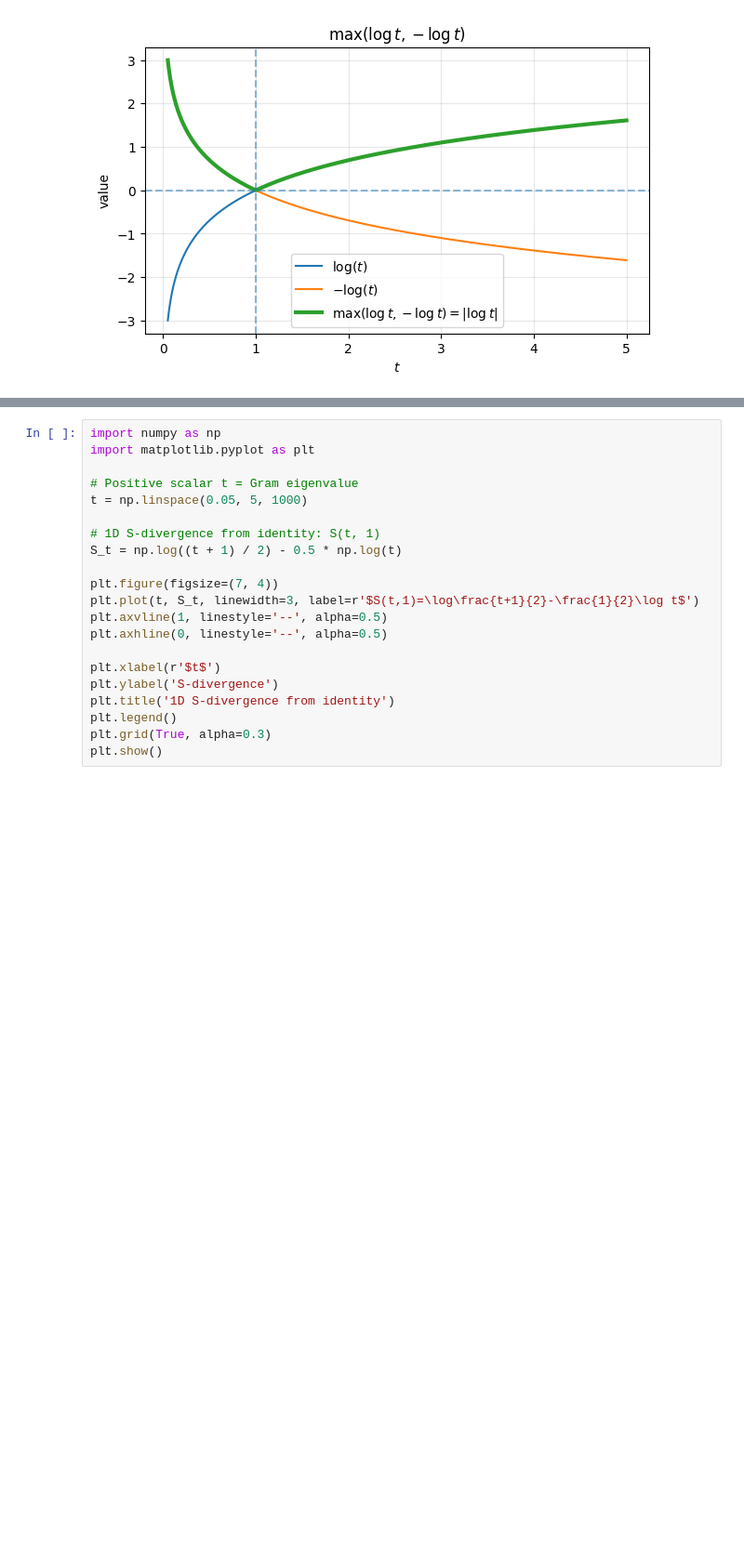
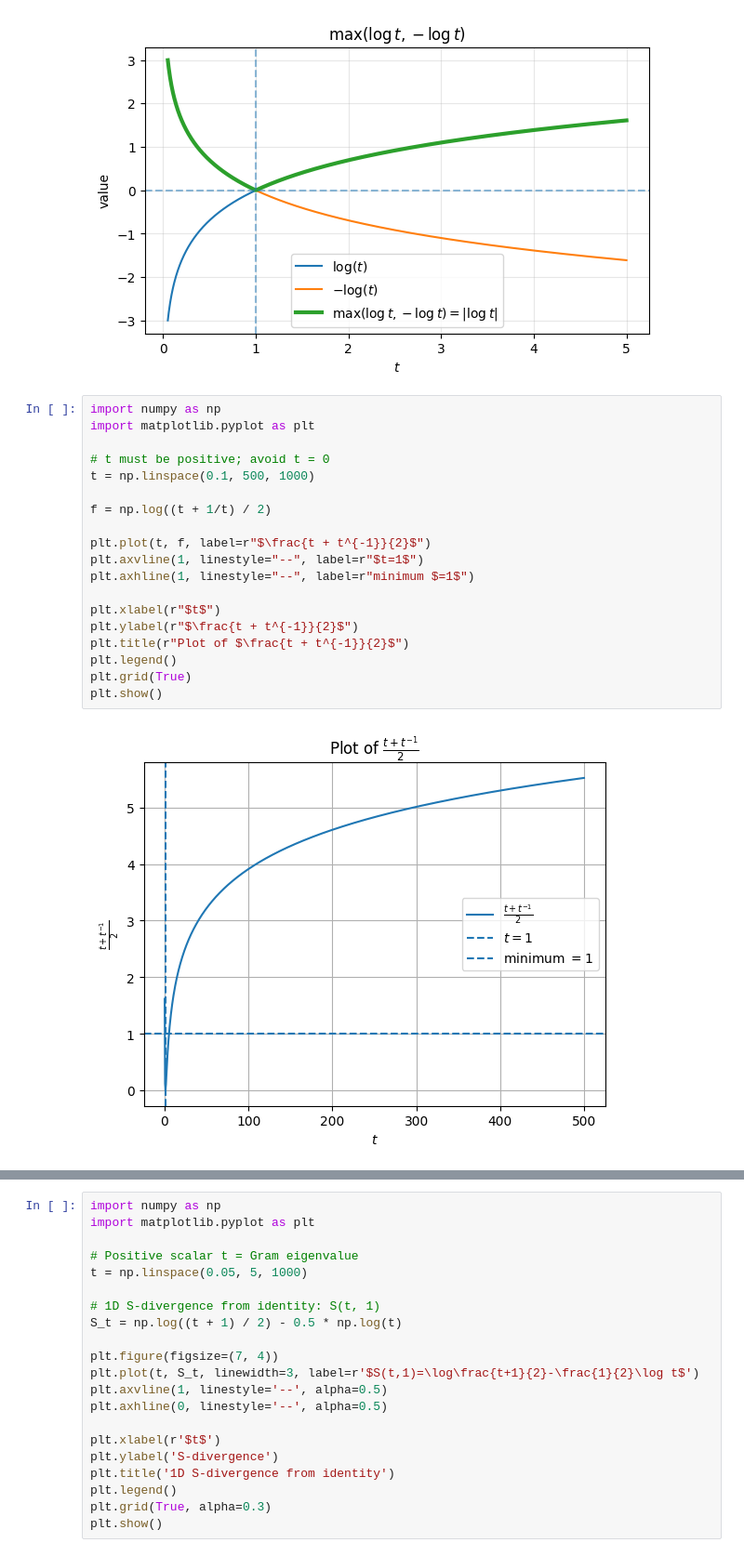
Before and after one commit to sjkoelle/isometry-pursuit, a Jupyter notebook: great_experiments_in_isometry.ipynb, the cells around one changed output, grey strips where cells are left out. Shown at 93% size. Drawn from its saved outputs; the diff is of its cells as text; blank space fills up the shorter version.

```diff
--- a/great_experiments_in_isometry.ipynb
+++ b/great_experiments_in_isometry.ipynb
@@ -651,3 +651,24 @@ plt.grid(True, alpha=0.3)
 plt.show()
 # %% [output]
 [figure]
+# %%
+import numpy as np
+import matplotlib.pyplot as plt
+
+# t must be positive; avoid t = 0
+t = np.linspace(0.1, 500, 1000)
+
+f = np.log((t + 1/t) / 2)
+
+plt.plot(t, f, label=r"$\frac{t + t^{-1}}{2}$")
+plt.axvline(1, linestyle="--", label=r"$t=1$")
+plt.axhline(1, linestyle="--", label=r"minimum $=1$")
+
+plt.xlabel(r"$t$")
+plt.ylabel(r"$\frac{t + t^{-1}}{2}$")
+plt.title(r"Plot of $\frac{t + t^{-1}}{2}$")
+plt.legend()
+plt.grid(True)
+plt.show()
+# %% [output]
+[figure, added]
```
Also changed, not shown: parts of 1 cell of this notebook, 13 other files.
